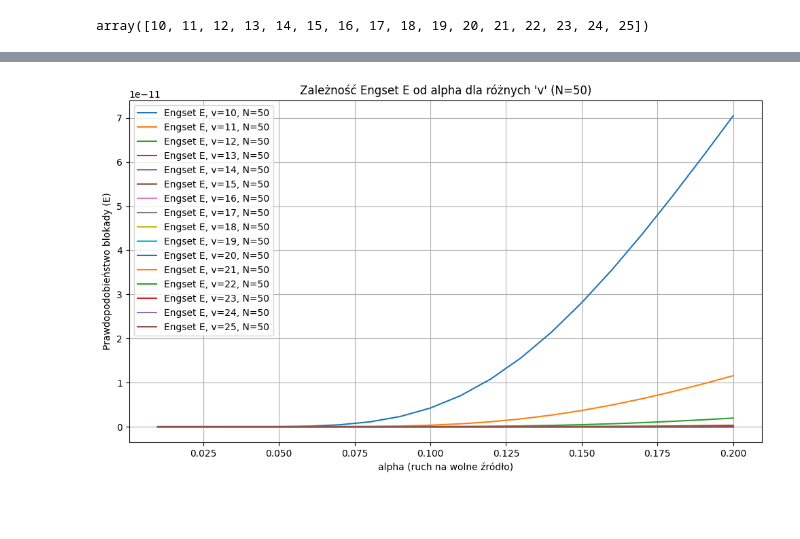
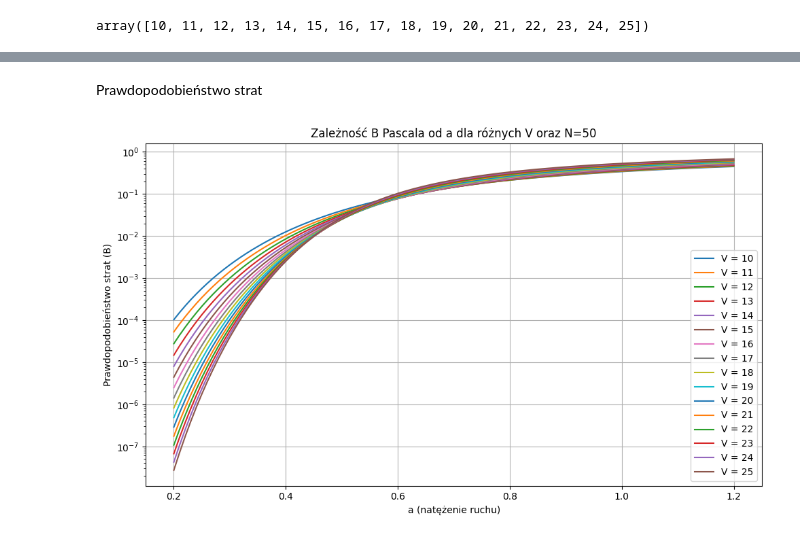
Before and after one commit to marcelbiezunski/projektowanie_sieci_telekomunikacyjnych, a Jupyter notebook: cwiczenia1.ipynb, the cells around one changed output, grey strips where cells are left out. Cells and saved outputs as stored; diff of their text form; code cells hidden in the pictures; blank space fills up the shorter version.

```diff
--- a/cwiczenia1.ipynb
+++ b/cwiczenia1.ipynb
@@ -80,8 +118,10 @@ def oblicz_E_engset(alpha_list, V, N):
 def oblicz_B_engset(alpha_list, V, N):
     wyniki = []
     N_minus_1 = N-1
-    for alpha in alpha_list:
-        licznik = comb(N_minus_1, V)*(alpha*V)
+    alpha_list1 = [(alpha*V)/N for alpha in alpha_list]
+    alpha_final = [alpha/(1-alpha) for alpha in alpha_list1]
+    for alpha in alpha_final:
+        licznik = comb(N_minus_1, V)*(alpha**V)
         mianownik = np.sum([comb(N_minus_1, k)*(alpha**k) for k in range(V+1)])
 
         if mianownik == 0:
@@ -104,3 +164,19 @@ def oblicz_E_pascal(beta_list, V, S):
         else:
             wyniki.append(licznik/mianownik)
     return wyniki
+# %%
+beta_list = np.arange(0.2, 1.21, 0.01)
+S = 50
+
+plt.figure(figsize=(10, 6))
+for v_val in V_list:
+    wartosci_E_pascal = oblicz_E_pascal(beta_list, v_val, S)
+    #sns.lineplot(x=beta_list, y=wartosci_E_pascal, label=f'Pascal E, v={v_val}, S={S}')
+    plt.semilogy(beta_list, wartosci_E_pascal, label=f'V = {v_val}')
+
+plt.xlabel("a (natężenie ruchu)")
+plt.ylabel("Prawdopodobieństwo blokady (E)")
+plt.title(f"Zależność E Pascala od a dla różnych V oraz N={N}")
+plt.legend()
+plt.grid(True)
+plt.tight_layout()
@@ -107,9 +185,13 @@ def oblicz_E_pascal(beta_list, V, S):
+# %% [markdown]
+Prawdopodobieństwo strat
 # %%
 def oblicz_B_pascal(beta_list, V, S):
     wyniki = []
-    for beta in beta_list:
+    beta_list1 = [(beta*V)/S for beta in beta_list]
+    beta_final = [beta/(1-beta) for beta in beta_list1]
+    for beta in beta_final:
         licznik = comb(S+V, V)*(beta**V)
-        mianownik = np.sum([comb(S+1, k)*(beta**k)] for k in range(V+1))
+        mianownik = np.sum([comb(S+V, k)*(beta**k) for k in range(V+1)])
 
         if mianownik == 0:
             wyniki.append(0.0)
@@ -117,19 +199,20 @@ def oblicz_B_pascal(beta_list, V, S):
             wyniki.append(licznik/mianownik)
     return wyniki
 # %%
-alpha_list = np.arange(0.01, 0.21, 0.01)
-N = 50
+beta_list = np.arange(0.2, 1.21, 0.01)
+S = 50
 
 plt.figure(figsize=(10, 6))
 for v_val in V_list:
-    wartosci_E_engset = oblicz_E_engset(alpha_list, v_val, N)
-    sns.lineplot(x=alpha_list, y=wartosci_E_engset, label=f'Engset E, v={v_val}, N={N}')
+    wartosci_B_pascal = oblicz_B_pascal(beta_list, v_val, S)
+    #sns.lineplot(x=beta_list, y=wartosci_E_pascal, label=f'Pascal E, v={v_val}, S={S}')
+    plt.semilogy(beta_list, wartosci_B_pascal, label=f'V = {v_val}')
 
-plt.xlabel("alpha (ruch na wolne źródło)")
-plt.ylabel("Prawdopodobieństwo blokady (E)")
-plt.title(f"Zależność Engset E od alpha dla różnych V (N={N})")
+plt.xlabel("a (natężenie ruchu)")
+plt.ylabel("Prawdopodobieństwo strat (B)")
+plt.title(f"Zależność B Pascala od a dla różnych V oraz N={N}")
 plt.legend()
 plt.grid(True)
 plt.tight_layout()
 # %% [output]
-[figure, old version]
+[figure, new version]
```
Also changed, not shown: parts of 18 cells of this notebook.
